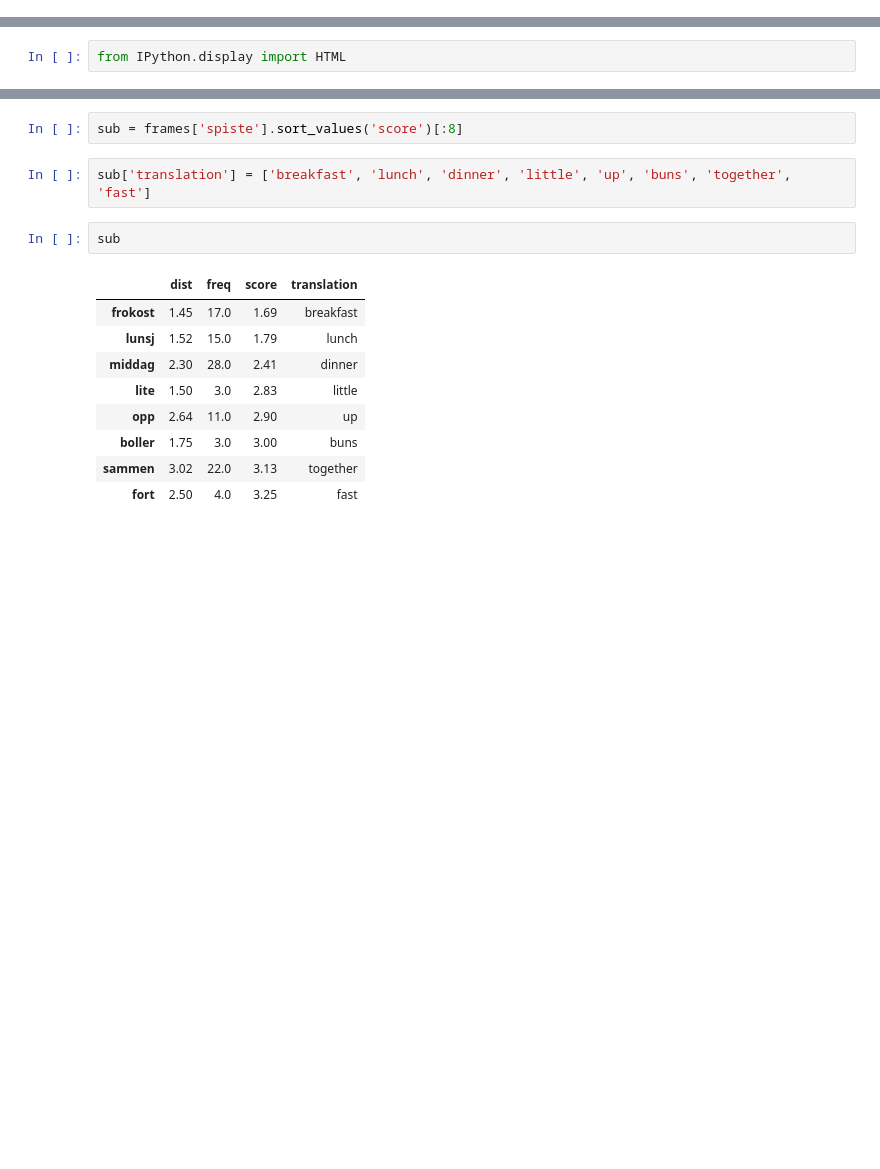
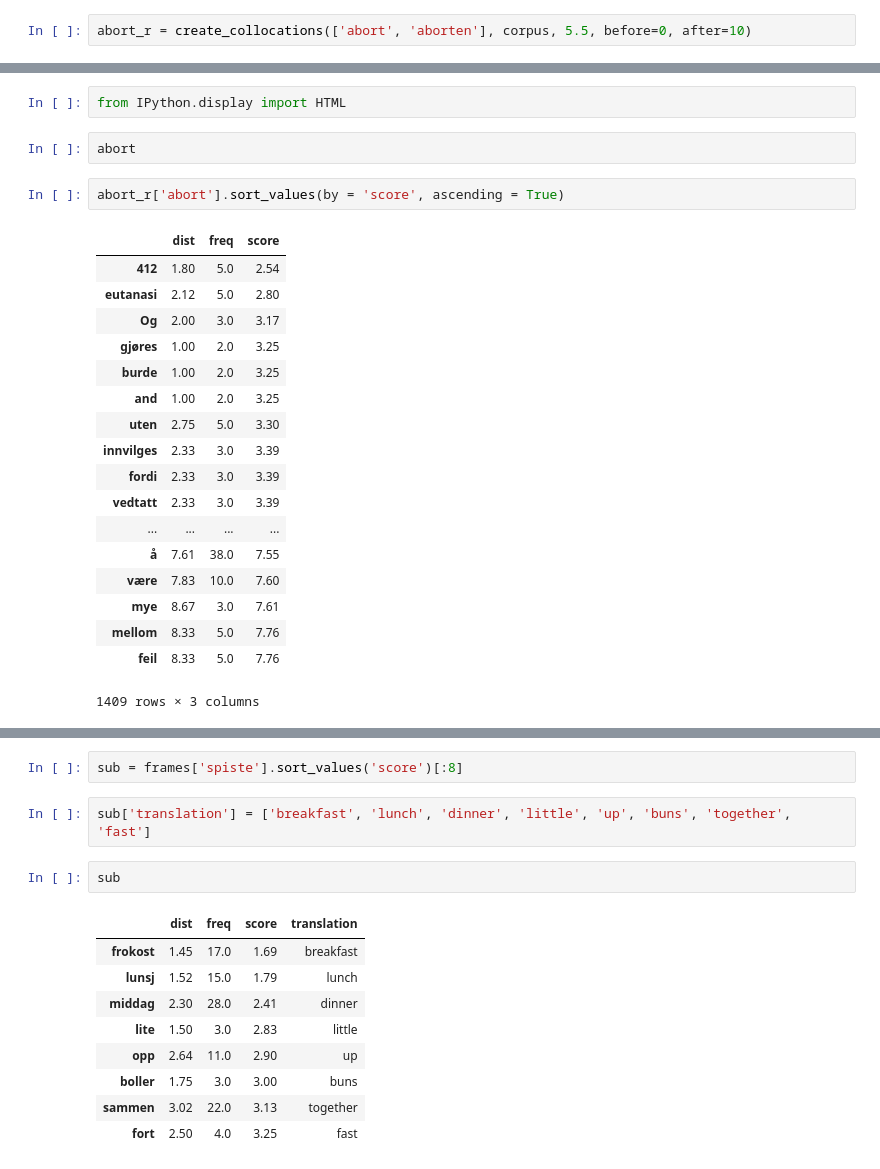
Before and after one commit to Yoonsen/Ordbok_og_leksikografi, a Jupyter notebook: collocations-spise.ipynb, the cells around one changed output, grey strips where cells are left out. Saved outputs shown, nothing was run; the diff lists cells and outputs as text; blank space fills up the shorter version.

```diff
--- a/collocations-spise.ipynb
+++ b/collocations-spise.ipynb
@@ -55,3 +55,5 @@ kaffe = create_collocations(['kaffe', 'kaffen'], corpus, before=10, after=0)
+# %%
+abort_r = create_collocations(['abort', 'aborten'], corpus, 5.5, before=0, after=10)
 # %%
 inspect = lambda harry, w: harry.loc[w] if w in harry.index else 0
 # %%
@@ -64,3 +66,26 @@ spiste 2.4184948979591834
 # %%
 from IPython.display import HTML
+# %%
+abort
+# %%
+abort_r['abort'].sort_values(by = 'score', ascending = True)
+# %% [output]
+|  | dist | freq | score |
+| 412 | 1.80 | 5.0 | 2.54 |
+| eutanasi | 2.12 | 5.0 | 2.80 |
+| Og | 2.00 | 3.0 | 3.17 |
+| gjøres | 1.00 | 2.0 | 3.25 |
+| burde | 1.00 | 2.0 | 3.25 |
+| and | 1.00 | 2.0 | 3.25 |
+| uten | 2.75 | 5.0 | 3.30 |
+| innvilges | 2.33 | 3.0 | 3.39 |
+| fordi | 2.33 | 3.0 | 3.39 |
+| vedtatt | 2.33 | 3.0 | 3.39 |
+| ... | ... | ... | ... |
+| å | 7.61 | 38.0 | 7.55 |
+| være | 7.83 | 10.0 | 7.60 |
+| mye | 8.67 | 3.0 | 7.61 |
+| mellom | 8.33 | 5.0 | 7.76 |
+| feil | 8.33 | 5.0 | 7.76 |
+1409 rows × 3 columns
 # %%
```
Also changed, not shown: parts of 5 cells of this notebook.
